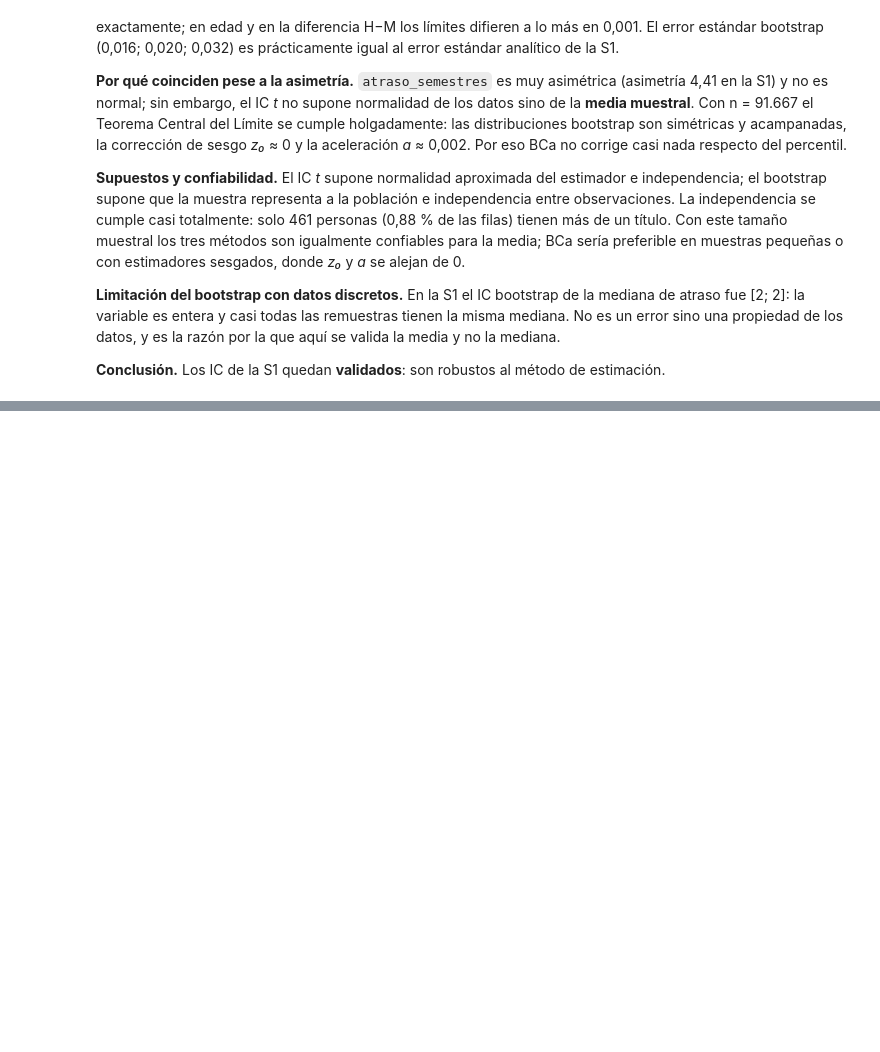
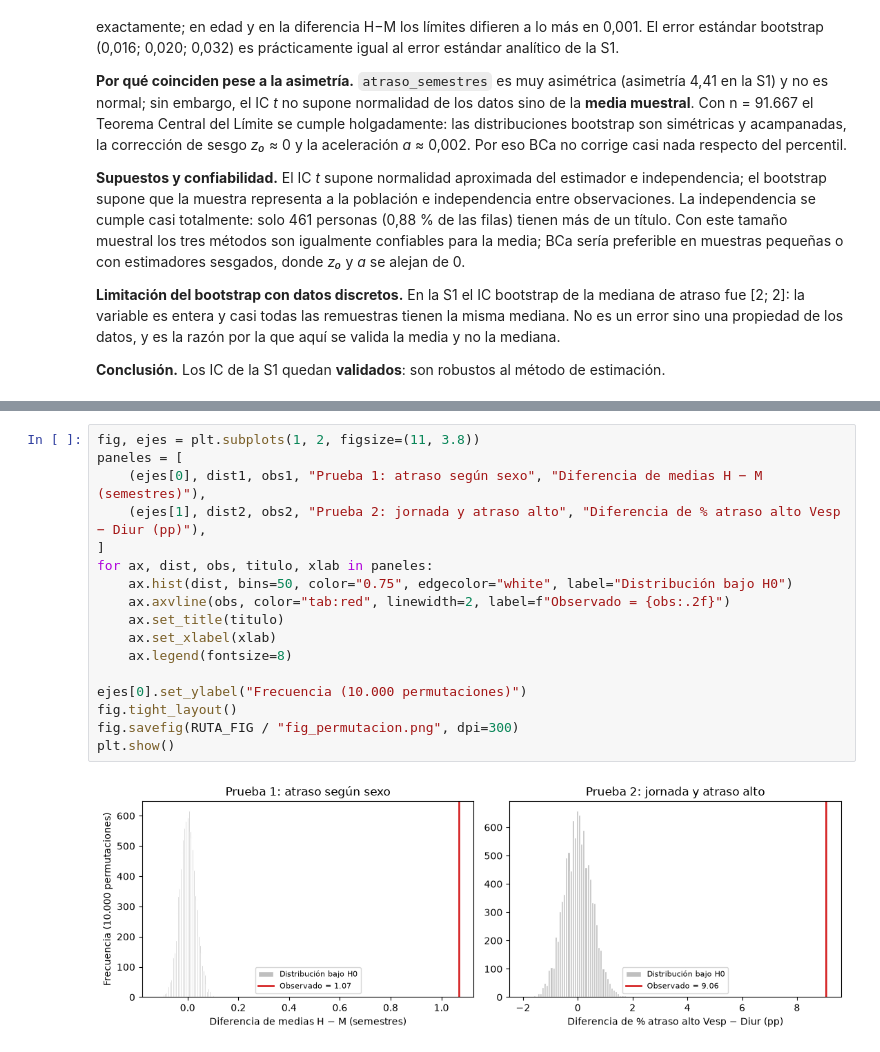
Before and after one commit to Feroroman/sumativa1-f2-mcdi501, a Jupyter notebook: S2/notebooks/Sumativa2_F3_Titulados.ipynb, the cells around one changed output, grey strips where cells are left out. Cells and saved outputs as stored; diff of their text form; blank space fills up the shorter version.

Commit message:
S2: paso 4, validacion de pruebas por permutacion

```diff
--- a/S2/notebooks/Sumativa2_F3_Titulados.ipynb
+++ b/S2/notebooks/Sumativa2_F3_Titulados.ipynb
@@ -268,0 +313,19 @@ plt.show()
+# %%
+fig, ejes = plt.subplots(1, 2, figsize=(11, 3.8))
+paneles = [
+    (ejes[0], dist1, obs1, "Prueba 1: atraso según sexo", "Diferencia de medias H − M (semestres)"),
+    (ejes[1], dist2, obs2, "Prueba 2: jornada y atraso alto", "Diferencia de % atraso alto Vesp − Diur (pp)"),
+]
+for ax, dist, obs, titulo, xlab in paneles:
+    ax.hist(dist, bins=50, color="0.75", edgecolor="white", label="Distribución bajo H0")
+    ax.axvline(obs, color="tab:red", linewidth=2, label=f"Observado = {obs:.2f}")
+    ax.set_title(titulo)
+    ax.set_xlabel(xlab)
+    ax.legend(fontsize=8)
+
+ejes[0].set_ylabel("Frecuencia (10.000 permutaciones)")
+fig.tight_layout()
+fig.savefig(RUTA_FIG / "fig_permutacion.png", dpi=300)
+plt.show()
+# %% [output]
+[figure, added]
```
Also changed, not shown: parts of 3 cells of this notebook, 1 other file.
